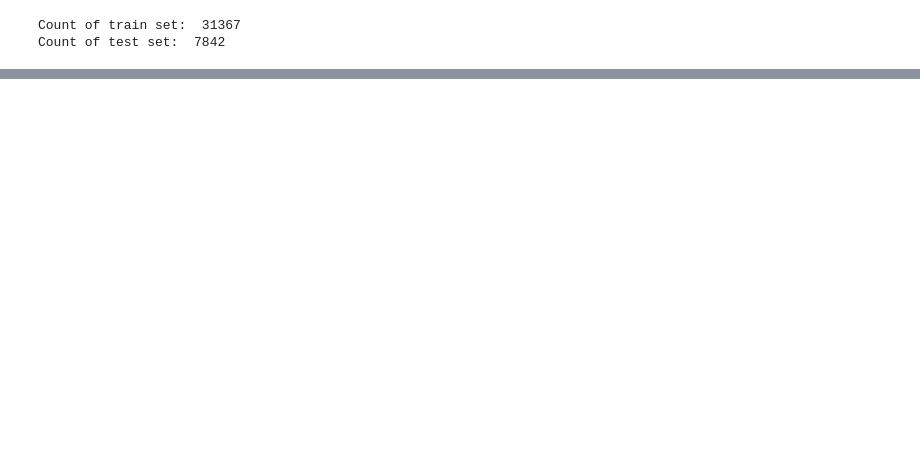
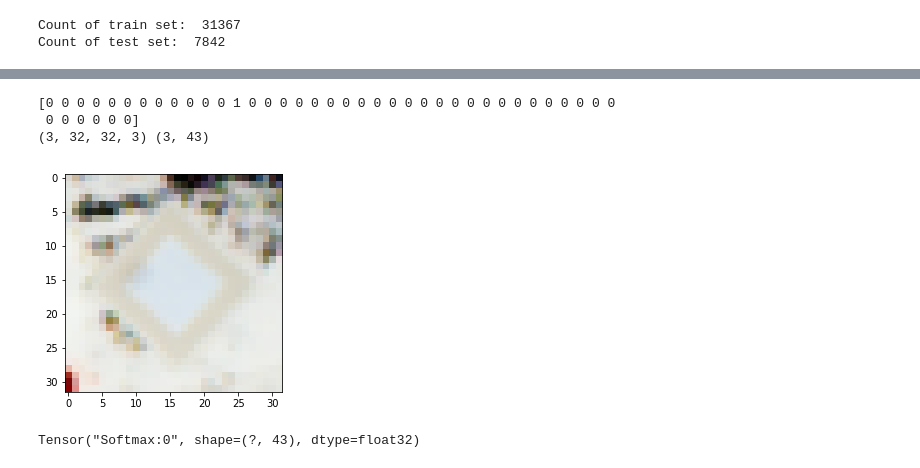
Before and after one commit to tempflip/Traffic_Sign_Classifier_Workshop, a Jupyter notebook: project.ipynb, the cells around one changed output, grey strips where cells are left out. Saved outputs shown, nothing was run; the diff lists cells and outputs as text; code cells hidden in the pictures; blank space fills up the shorter version.

```diff
--- a/project.ipynb
+++ b/project.ipynb
@@ -83,0 +85,69 @@ for i in range(n):
+# %%
+from sklearn import preprocessing
+
+NORM_W = 32
+NORM_H = 32
+# the generator
+def generator(df, batch_size=100):
+
+    while 1:
+        df = df.sample(frac=1)
+        X, Y = [], []
+        for i in range(batch_size):
+            X.append(misc.imresize(misc.imread(df.iloc[i]['Path'] + df.iloc[i]['Filename']), (NORM_W, NORM_H)))
+            Y.append(df.iloc[i]['ClassId'])
+
+        enc = preprocessing.LabelBinarizer()
+        enc.fit(range(len(label_names)))
+
+        yield np.float32(X), np.array(enc.transform(Y))
+# %%
+test_g = generator(df, batch_size = 3)
+
+X, Y = next(test_g)
+
+print (Y[0])
+plt.imshow(X[0])
+print(X.shape, Y.shape)
+# %% [output]
+[0 0 0 0 0 0 0 0 0 0 0 0 1 0 0 0 0 0 0 0 0 0 0 0 0 0 0 0 0 0 0 0 0 0 0 0 0
+ 0 0 0 0 0 0]
+(3, 32, 32, 3) (3, 43)
+[figure, added]
+# %%
+from keras.models import Sequential
+from keras.layers.core import Dense, Activation, Flatten, Dropout, Lambda
+from keras.layers.convolutional import Convolution2D
+from keras.layers.pooling import MaxPooling2D
+from keras import backend as K
+
+
+model = Sequential()
+model.add(Convolution2D(1,3,3, input_shape = (32, 32, 3)))
+
+model.add(Convolution2D(32,3,3))
+model.add(MaxPooling2D((2,2)))
+model.add(Dropout(0.5))
+model.add(Activation('relu'))
+
+model.add(Convolution2D(64,3,3,))
+model.add(MaxPooling2D((2,2)))
+model.add(Dropout(0.5))
+model.add(Activation('relu'))
+
+model.add(Convolution2D(128,3,3,))
+model.add(MaxPooling2D((2,2)))
+model.add(Dropout(0.5))
+model.add(Activation('relu'))
+
+model.add(Flatten())
+model.add(Dense(1024))
+model.add(Dropout(0.5))
+model.add(Dense(1024))
+model.add(Dense(43))
+model.add(Activation('softmax'))
+
+
+print (model.output)
+# %% [output]
+Tensor("Softmax:0", shape=(?, 43), dtype=float32)
```
Also changed, not shown: parts of 5 cells of this notebook.
